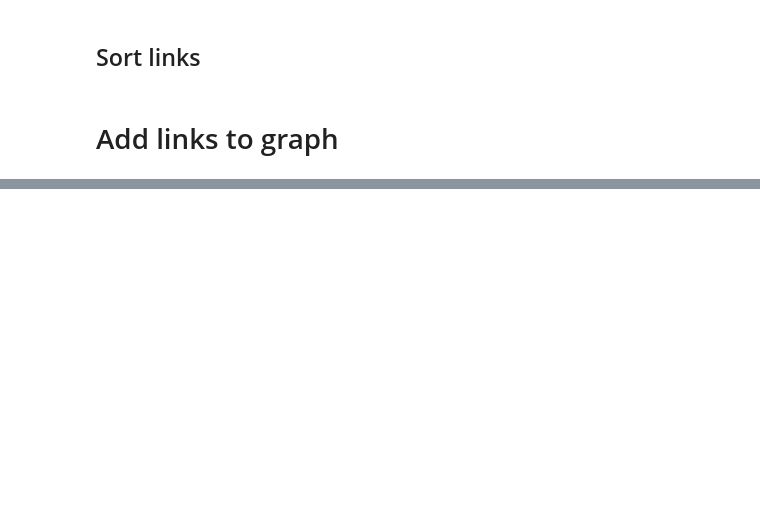
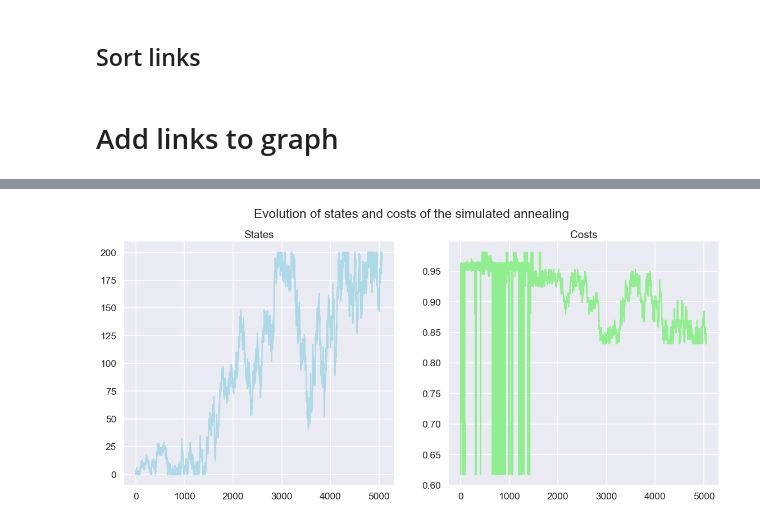
Before and after one commit to vda-lab/pySTAD, a Jupyter notebook: newSTAD.ipynb, the cells around one changed output, grey strips where cells are left out. Cells and saved outputs as stored; diff of their text form; code cells hidden in the pictures; blank space fills up the shorter version.

Commit message:
New implementation: all working except simulated annealing

```diff
--- a/newSTAD.ipynb
+++ b/newSTAD.ipynb
@@ -319,0 +421,41 @@ draw_stad(g30)
+# %%
+def see_annealing(states, costs):
+    plt.figure()
+    plt.suptitle("Evolution of states and costs of the simulated annealing")
+    plt.subplot(121)
+    plt.plot(states, 'lightblue')
+    plt.title("States")
+    plt.subplot(122)
+    plt.plot(costs, 'lightgreen')
+    plt.title("Costs")
+    plt.show()
+# %%
+def annealing(random_start,
+              cost_function,
+              random_neighbour,
+              acceptance,
+              temperature,
+              maxsteps=1000,
+              debug=True):
+    """
+    Optimize the black-box function 'cost_function' with the simulated annealing algorithm.
+    IMPORTANT: the "state" is the number of links, NOT a graph
+    """
+    nr_of_links = random_start()
+    cost = cost_function(nr_of_links)
+    nrs_of_links, costs = [nr_of_links], [cost]
+    for step in range(maxsteps):
+        fraction = step / float(maxsteps)
+        T = temperature(fraction)
+        new_nr_of_links = random_neighbour(nr_of_links, fraction)
+        if new_nr_of_links != nr_of_links:
+            new_cost = cost_function(new_nr_of_links)
+            if debug: print("Step #%d/%d:\tT=%.2f\tstate=%d\tnew_state=%d\tcost=%.2f\tnew_cost=%.2f"%(step, maxsteps, T, nr_of_links, new_nr_of_links, cost, new_cost))
+            if acceptance_probability(cost, new_cost, T) > rn.random():
+                nr_of_links, cost = new_nr_of_links, new_cost
+                nrs_of_links.append(nr_of_links)
+                costs.append(cost)
+                if debug: print("\t\t\t\t\t\t\t\t==> Accepted")
+            else:
+                if debug: print("\t\t\t\t\t\t\t\t==> Rejected")
+    return nr_of_links, cost_function(nr_of_links), nrs_of_links, costs
@@ -319,0 +482,6 @@ draw_stad(g30)
+# %%
+nr_of_links, cost, nrs_of_links, costs = annealing(start, cost_function, random_neighbour, acceptance_probability, temperature, maxsteps=8000, debug=False)
+# %%
+see_annealing(nrs_of_links, costs)
+# %% [output]
+[figure, added]
```
Also changed, not shown: parts of 32 cells of this notebook, 4 other files.
